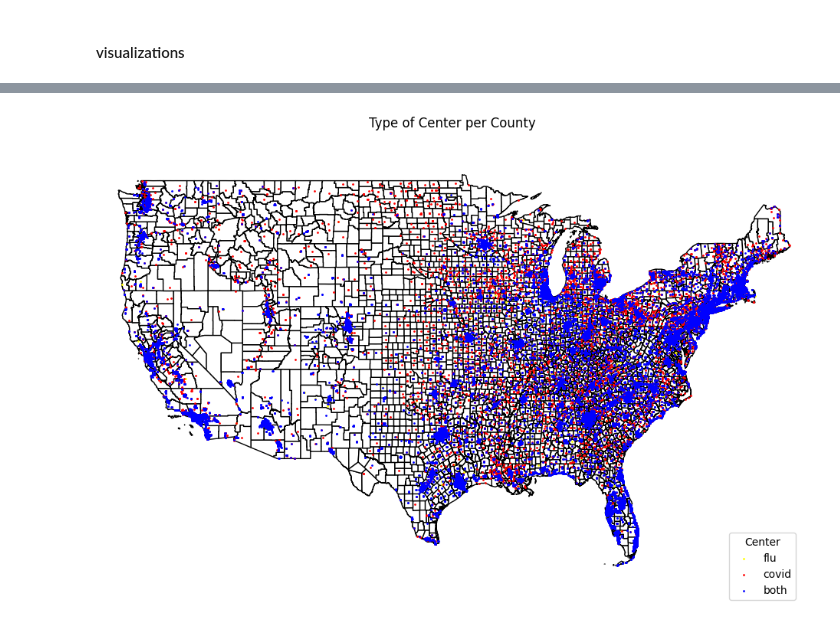
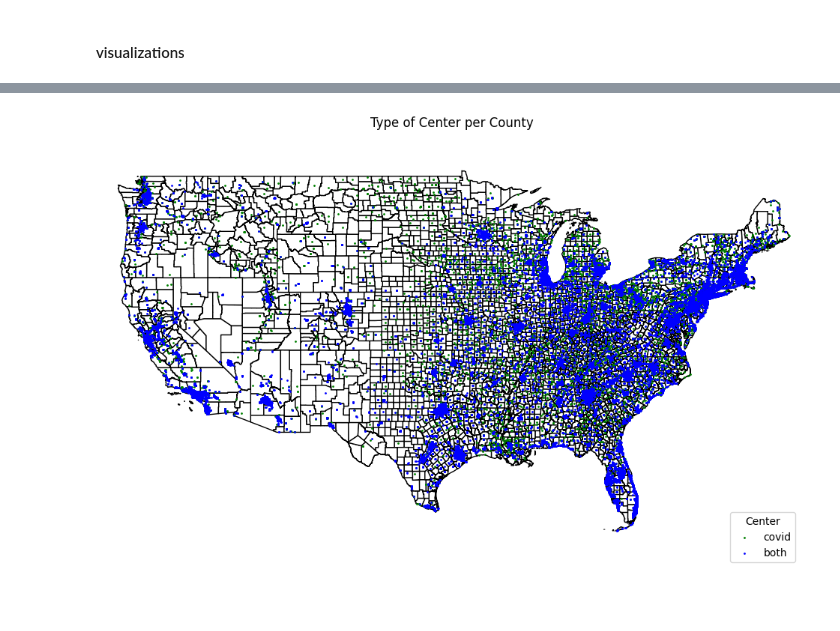
Before and after one commit to youribenadjaoud/mph-thesis, a Jupyter notebook: src/notebooks/county_level.ipynb, the cells around one changed output, grey strips where cells are left out. Saved outputs shown, nothing was run; the diff lists cells and outputs as text; code cells hidden in the pictures; blank space fills up the shorter version.

```diff
--- a/src/notebooks/county_level.ipynb
+++ b/src/notebooks/county_level.ipynb
@@ -14,9 +14,9 @@ import statsmodels.formula.api as sm
 date_list = ["02/01/2023"]
 year_list = [2020]
 # %%
-states_list = [
+states_ab_list = [
     "AL",
-    "AK",
+    # "AK",
     "AZ",
     "AR",
     "CA",
@@ -25,7 +25,7 @@ states_list = [
     "DE",
     "FL",
     "GA",
-    #"HI",
+    # "HI",
     "ID",
     "IL",
     "IN",
@@ -453,10 +509,10 @@ covid_locations_dedup = covid_locations_stock.drop_duplicates(
 # exclude all locations outside 50 U.S. states
 
 flu_locations_states = flu_locations_dedup[
-    flu_locations_dedup["loc_admin_state"].isin(states_list)
+    flu_locations_dedup["loc_admin_state"].isin(states_ab_list)
 ]
 covid_locations_states = covid_locations_dedup[
-    covid_locations_dedup["loc_admin_state"].isin(states_list)
+    covid_locations_dedup["loc_admin_state"].isin(states_ab_list)
 ]
 # %%
 locations_cols_names = ["loc_name", "loc_admin_state", "latitude", "longitude"]
@@ -717,0 +581,11 @@ demographics = demographics_filter.copy()
+# %%
+# create geodataframe with lat / long coordinates
+
+gdf = gpd.GeoDataFrame(
+    merged_centers,
+    geometry=gpd.points_from_xy(merged_centers.longitude, merged_centers.latitude),
+)
+
+gdf = gdf.set_crs("epsg:4269")
+
+centers = gdf.sjoin(us_map)
@@ -1060,20 +1209,22 @@ ax.set_axis_off()
 # %%
 # plot flu, covid, both centers onto map
 
-center_colors = {"flu": "yellow", "covid": "red", "both": "blue"}
+center_colors = {"covid": "green", "both": "blue"}
 
 ax = us_map.plot(color="white", edgecolor="black", figsize=(12, 8))
 for center, color in center_colors.items():
-    gdf[gdf["center"] == center].plot(ax=ax, color=color, markersize=1, label=center)
+    centers[centers["center"] == center].plot(
+        ax=ax, color=color, markersize=1, label=center
+    )
 
 ax.legend(title="Center", loc="lower right")
 ax.set_title("Type of Center per County")
 ax.set_axis_off()
 
 ax.set_xlim([-126, -66])
 ax.set_ylim([22, 52])
 
 
 plt.show()
 # %% [output]
-[figure, old version]
+[figure, new version]
```
Also changed, not shown: parts of 79 cells of this notebook.
